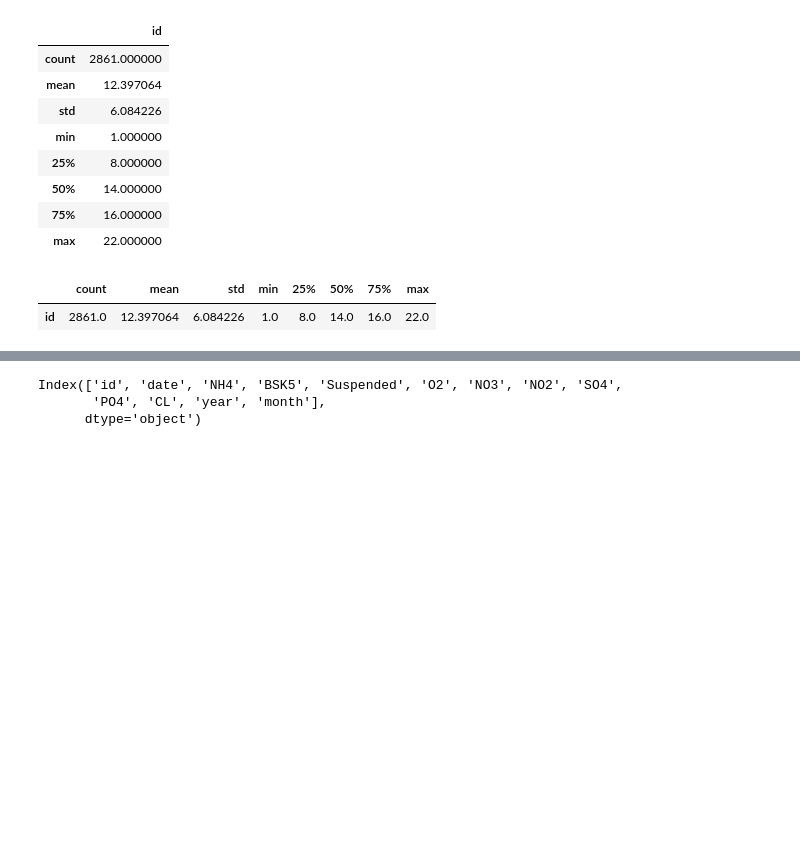
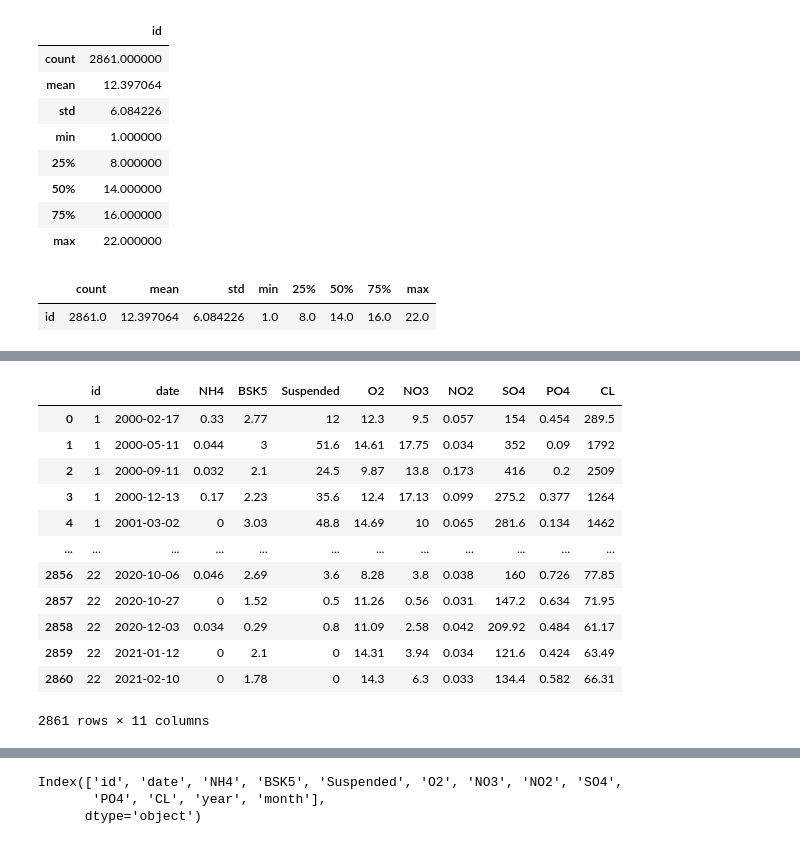
Before and after one commit to NishantSharma2004/Edunet-Foundation-AICTE-Internship, a Jupyter notebook: WaterQualityPrediction.ipynb, the cells around one changed output, grey strips where cells are left out. Cells and saved outputs as stored; diff of their text form; code cells hidden in the pictures; blank space fills up the shorter version.

```diff
--- a/WaterQualityPrediction.ipynb
+++ b/WaterQualityPrediction.ipynb
@@ -88,3 +63,18 @@ df.dropna(inplace=True)
 # %%
+# date is in object - date format
 df['date'] = pd.to_datetime(df['date'], format='%d.%m.%Y')
-df['year'] = df['date'].dt.year
+df
+# %% [output]
+|  | id | date | NH4 | BSK5 | Suspended | O2 | NO3 | NO2 | SO4 | PO4 | CL |
+| 0 | 1 | 2000-02-17 | 0.33 | 2.77 | 12 | 12.3 | 9.5 | 0.057 | 154 | 0.454 | 289.5 |
+| 1 | 1 | 2000-05-11 | 0.044 | 3 | 51.6 | 14.61 | 17.75 | 0.034 | 352 | 0.09 | 1792 |
+| 2 | 1 | 2000-09-11 | 0.032 | 2.1 | 24.5 | 9.87 | 13.8 | 0.173 | 416 | 0.2 | 2509 |
+| 3 | 1 | 2000-12-13 | 0.17 | 2.23 | 35.6 | 12.4 | 17.13 | 0.099 | 275.2 | 0.377 | 1264 |
+| 4 | 1 | 2001-03-02 | 0 | 3.03 | 48.8 | 14.69 | 10 | 0.065 | 281.6 | 0.134 | 1462 |
+| ... | ... | ... | ... | ... | ... | ... | ... | ... | ... | ... | ... |
+| 2856 | 22 | 2020-10-06 | 0.046 | 2.69 | 3.6 | 8.28 | 3.8 | 0.038 | 160 | 0.726 | 77.85 |
+| 2857 | 22 | 2020-10-27 | 0 | 1.52 | 0.5 | 11.26 | 0.56 | 0.031 | 147.2 | 0.634 | 71.95 |
+| 2858 | 22 | 2020-12-03 | 0.034 | 0.29 | 0.8 | 11.09 | 2.58 | 0.042 | 209.92 | 0.484 | 61.17 |
+| 2859 | 22 | 2021-01-12 | 0 | 2.1 | 0 | 14.31 | 3.94 | 0.034 | 121.6 | 0.424 | 63.49 |
+| 2860 | 22 | 2021-02-10 | 0 | 1.78 | 0 | 14.3 | 6.3 | 0.033 | 134.4 | 0.582 | 66.31 |
+2861 rows × 11 columns
```
Also changed, not shown: parts of 25 cells of this notebook.
